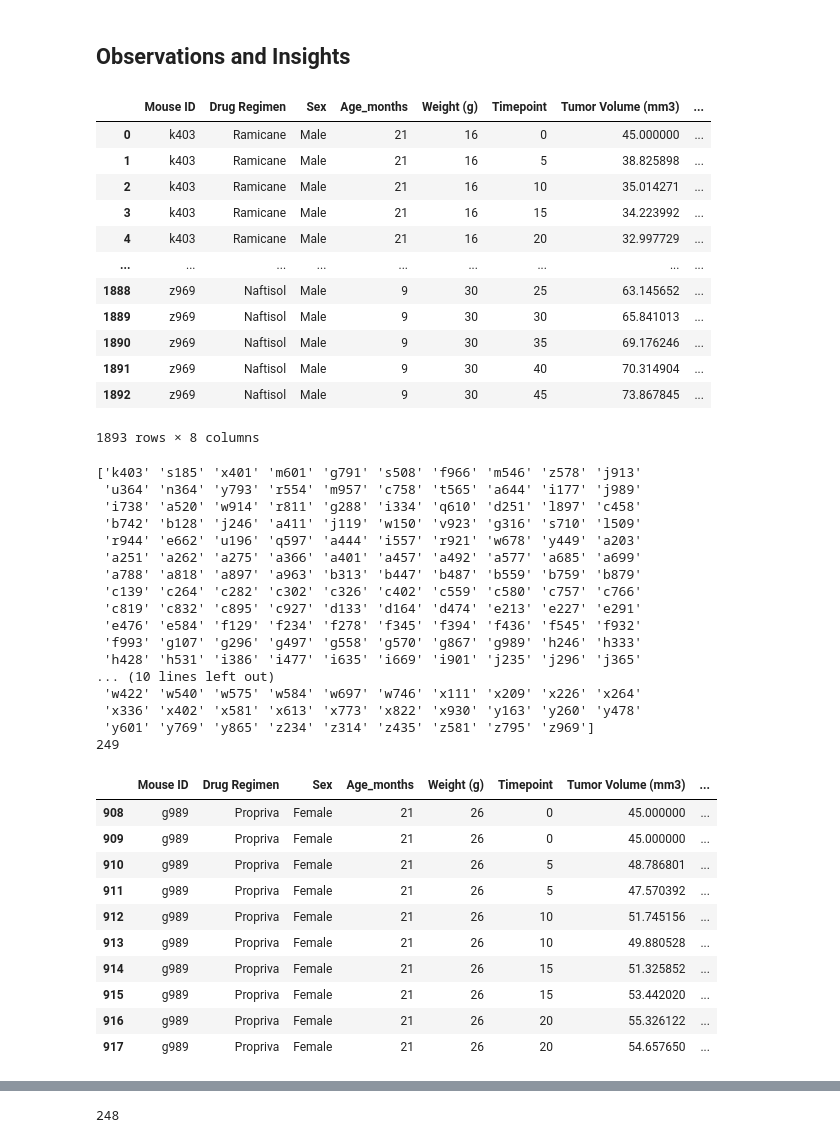
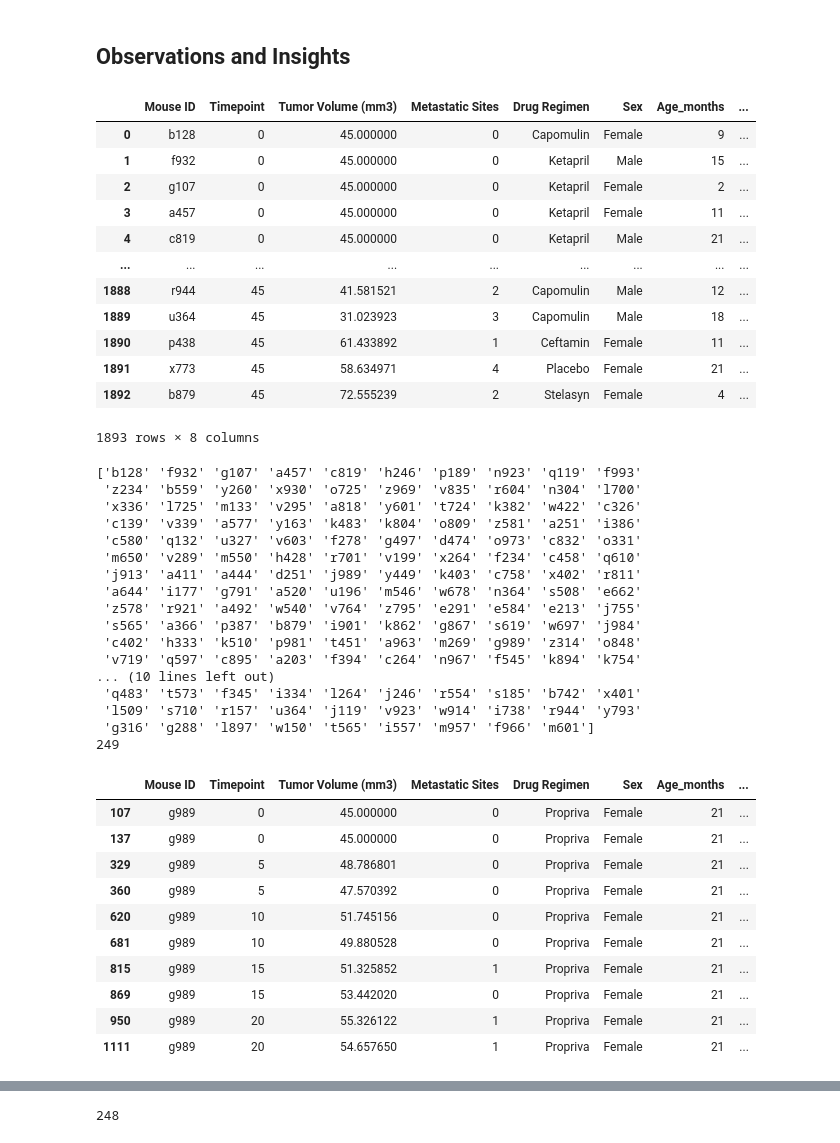
Before and after one commit to drupps/matplotlib-challenge, a Jupyter notebook: Pymaceuticals/pymaceuticals.ipynb, the cells around one changed output, grey strips where cells are left out. Cells and saved outputs as stored; diff of their text form; code cells hidden in the pictures.

```diff
--- a/Pymaceuticals/pymaceuticals.ipynb
+++ b/Pymaceuticals/pymaceuticals.ipynb
@@ -5,57 +3,58 @@
 # %%
 # Dependencies and Setup
 import matplotlib.pyplot as plt
 import pandas as pd
+import numpy as np
 import scipy.stats as st
-import numpy as np
+from scipy.stats import linregress
 
 # Study data files
 mouse_metadata_path = "data/Mouse_metadata.csv"
 study_results_path = "data/Study_results.csv"
 
 # Read the mouse data and the study results
 mouse_metadata = pd.read_csv(mouse_metadata_path)
 study_results = pd.read_csv(study_results_path)
 
 # Combine the data into a single dataset
-mouse_study_df= pd.merge(mouse_metadata, study_results, how='right', on="Mouse ID")
+mouse_study_df= pd.merge(study_results, mouse_metadata, how='left', on="Mouse ID")
 # Display the data table for preview
 mouse_study_df
 # %% [output]
-|  | Mouse ID | Drug Regimen | Sex | Age_months | Weight (g) | Timepoint | Tumor Volume (mm3) | ... |
-| 0 | k403 | Ramicane | Male | 21 | 16 | 0 | 45.000000 | ... |
-| 1 | k403 | Ramicane | Male | 21 | 16 | 5 | 38.825898 | ... |
-| 2 | k403 | Ramicane | Male | 21 | 16 | 10 | 35.014271 | ... |
-| 3 | k403 | Ramicane | Male | 21 | 16 | 15 | 34.223992 | ... |
-| 4 | k403 | Ramicane | Male | 21 | 16 | 20 | 32.997729 | ... |
+|  | Mouse ID | Timepoint | Tumor Volume (mm3) | Metastatic Sites | Drug Regimen | Sex | Age_months | ... |
+| 0 | b128 | 0 | 45.000000 | 0 | Capomulin | Female | 9 | ... |
+| 1 | f932 | 0 | 45.000000 | 0 | Ketapril | Male | 15 | ... |
+| 2 | g107 | 0 | 45.000000 | 0 | Ketapril | Female | 2 | ... |
+| 3 | a457 | 0 | 45.000000 | 0 | Ketapril | Female | 11 | ... |
+| 4 | c819 | 0 | 45.000000 | 0 | Ketapril | Male | 21 | ... |
 | ... | ... | ... | ... | ... | ... | ... | ... | ... |
-| 1888 | z969 | Naftisol | Male | 9 | 30 | 25 | 63.145652 | ... |
-| 1889 | z969 | Naftisol | Male | 9 | 30 | 30 | 65.841013 | ... |
-| 1890 | z969 | Naftisol | Male | 9 | 30 | 35 | 69.176246 | ... |
-| 1891 | z969 | Naftisol | Male | 9 | 30 | 40 | 70.314904 | ... |
-| 1892 | z969 | Naftisol | Male | 9 | 30 | 45 | 73.867845 | ... |
+| 1888 | r944 | 45 | 41.581521 | 2 | Capomulin | Male | 12 | ... |
+| 1889 | u364 | 45 | 31.023923 | 3 | Capomulin | Male | 18 | ... |
+| 1890 | p438 | 45 | 61.433892 | 1 | Ceftamin | Female | 11 | ... |
+| 1891 | x773 | 45 | 58.634971 | 4 | Placebo | Female | 21 | ... |
+| 1892 | b879 | 45 | 72.555239 | 2 | Stelasyn | Female | 4 | ... |
 1893 rows × 8 columns
 # %%
 # Checking the number of mice.
 print(mouse_study_df['Mouse ID'].unique())
 print(len(mouse_study_df['Mouse ID'].unique()))
 # %% [output]
-['k403' 's185' 'x401' 'm601' 'g791' 's508' 'f966' 'm546' 'z578' 'j913'
- 'u364' 'n364' 'y793' 'r554' 'm957' 'c758' 't565' 'a644' 'i177' 'j989'
- 'i738' 'a520' 'w914' 'r811' 'g288' 'i334' 'q610' 'd251' 'l897' 'c458'
- 'b742' 'b128' 'j246' 'a411' 'j119' 'w150' 'v923' 'g316' 's710' 'l509'
- 'r944' 'e662' 'u196' 'q597' 'a444' 'i557' 'r921' 'w678' 'y449' 'a203'
- 'a251' 'a262' 'a275' 'a366' 'a401' 'a457' 'a492' 'a577' 'a685' 'a699'
- 'a788' 'a818' 'a897' 'a963' 'b313' 'b447' 'b487' 'b559' 'b759' 'b879'
- 'c139' 'c264' 'c282' 'c302' 'c326' 'c402' 'c559' 'c580' 'c757' 'c766'
- 'c819' 'c832' 'c895' 'c927' 'd133' 'd164' 'd474' 'e213' 'e227' 'e291'
- 'e476' 'e584' 'f129' 'f234' 'f278' 'f345' 'f394' 'f436' 'f545' 'f932'
- 'f993' 'g107' 'g296' 'g497' 'g558' 'g570' 'g867' 'g989' 'h246' 'h333'
- 'h428' 'h531' 'i386' 'i477' 'i635' 'i669' 'i901' 'j235' 'j296' 'j365'
+['b128' 'f932' 'g107' 'a457' 'c819' 'h246' 'p189' 'n923' 'q119' 'f993'
+ 'z234' 'b559' 'y260' 'x930' 'o725' 'z969' 'v835' 'r604' 'n304' 'l700'
+ 'x336' 'l725' 'm133' 'v295' 'a818' 'y601' 't724' 'k382' 'w422' 'c326'
+ 'c139' 'v339' 'a577' 'y163' 'k483' 'k804' 'o809' 'z581' 'a251' 'i386'
+ 'c580' 'q132' 'u327' 'v603' 'f278' 'g497' 'd474' 'o973' 'c832' 'o331'
+ 'm650' 'v289' 'm550' 'h428' 'r701' 'v199' 'x264' 'f234' 'c458' 'q610'
+ 'j913' 'a411' 'a444' 'd251' 'j989' 'y449' 'k403' 'c758' 'x402' 'r811'
+ 'a644' 'i177' 'g791' 'a520' 'u196' 'm546' 'w678' 'n364' 's508' 'e662'
+ 'z578' 'r921' 'a492' 'w540' 'v764' 'z795' 'e291' 'e584' 'e213' 'j755'
+ 's565' 'a366' 'p387' 'b879' 'i901' 'k862' 'g867' 's619' 'w697' 'j984'
+ 'c402' 'h333' 'k510' 'p981' 't451' 'a963' 'm269' 'g989' 'z314' 'o848'
+ 'v719' 'q597' 'c895' 'a203' 'f394' 'c264' 'n967' 'f545' 'k894' 'k754'
 ... (10 lines left out)
- 'w422' 'w540' 'w575' 'w584' 'w697' 'w746' 'x111' 'x209' 'x226' 'x264'
- 'x336' 'x402' 'x581' 'x613' 'x773' 'x822' 'x930' 'y163' 'y260' 'y478'
- 'y601' 'y769' 'y865' 'z234' 'z314' 'z435' 'z581' 'z795' 'z969']
+ 'q483' 't573' 'f345' 'i334' 'l264' 'j246' 'r554' 's185' 'b742' 'x401'
+ 'l509' 's710' 'r157' 'u364' 'j119' 'v923' 'w914' 'i738' 'r944' 'y793'
+ 'g316' 'g288' 'l897' 'w150' 't565' 'i557' 'm957' 'f966' 'm601']
 249
 # %%
 # Getting the duplicate mice by ID number that shows up for Mouse ID and Timepoint.
@@ -63,17 +62,17 @@ print(len(mouse_study_df['Mouse ID'].unique()))
 mouse_no_dup = mouse_study_df.loc[mouse_study_df.duplicated(subset=['Mouse ID', 'Timepoint'], keep=False)]
 mouse_no_dup
 # %% [output]
-|  | Mouse ID | Drug Regimen | Sex | Age_months | Weight (g) | Timepoint | Tumor Volume (mm3) | ... |
-| 908 | g989 | Propriva | Female | 21 | 26 | 0 | 45.000000 | ... |
-| 909 | g989 | Propriva | Female | 21 | 26 | 0 | 45.000000 | ... |
-| 910 | g989 | Propriva | Female | 21 | 26 | 5 | 48.786801 | ... |
-| 911 | g989 | Propriva | Female | 21 | 26 | 5 | 47.570392 | ... |
-| 912 | g989 | Propriva | Female | 21 | 26 | 10 | 51.745156 | ... |
-| 913 | g989 | Propriva | Female | 21 | 26 | 10 | 49.880528 | ... |
-| 914 | g989 | Propriva | Female | 21 | 26 | 15 | 51.325852 | ... |
-| 915 | g989 | Propriva | Female | 21 | 26 | 15 | 53.442020 | ... |
-| 916 | g989 | Propriva | Female | 21 | 26 | 20 | 55.326122 | ... |
-| 917 | g989 | Propriva | Female | 21 | 26 | 20 | 54.657650 | ... |
+|  | Mouse ID | Timepoint | Tumor Volume (mm3) | Metastatic Sites | Drug Regimen | Sex | Age_months | ... |
+| 107 | g989 | 0 | 45.000000 | 0 | Propriva | Female | 21 | ... |
+| 137 | g989 | 0 | 45.000000 | 0 | Propriva | Female | 21 | ... |
+| 329 | g989 | 5 | 48.786801 | 0 | Propriva | Female | 21 | ... |
+| 360 | g989 | 5 | 47.570392 | 0 | Propriva | Female | 21 | ... |
+| 620 | g989 | 10 | 51.745156 | 0 | Propriva | Female | 21 | ... |
+| 681 | g989 | 10 | 49.880528 | 0 | Propriva | Female | 21 | ... |
+| 815 | g989 | 15 | 51.325852 | 1 | Propriva | Female | 21 | ... |
+| 869 | g989 | 15 | 53.442020 | 0 | Propriva | Female | 21 | ... |
+| 950 | g989 | 20 | 55.326122 | 1 | Propriva | Female | 21 | ... |
+| 1111 | g989 | 20 | 54.657650 | 1 | Propriva | Female | 21 | ... |
 # %%
 # Optional: Get all the data for the duplicate mouse ID.
 
```
Also changed, not shown: parts of 9 cells of this notebook, 1 other file.
